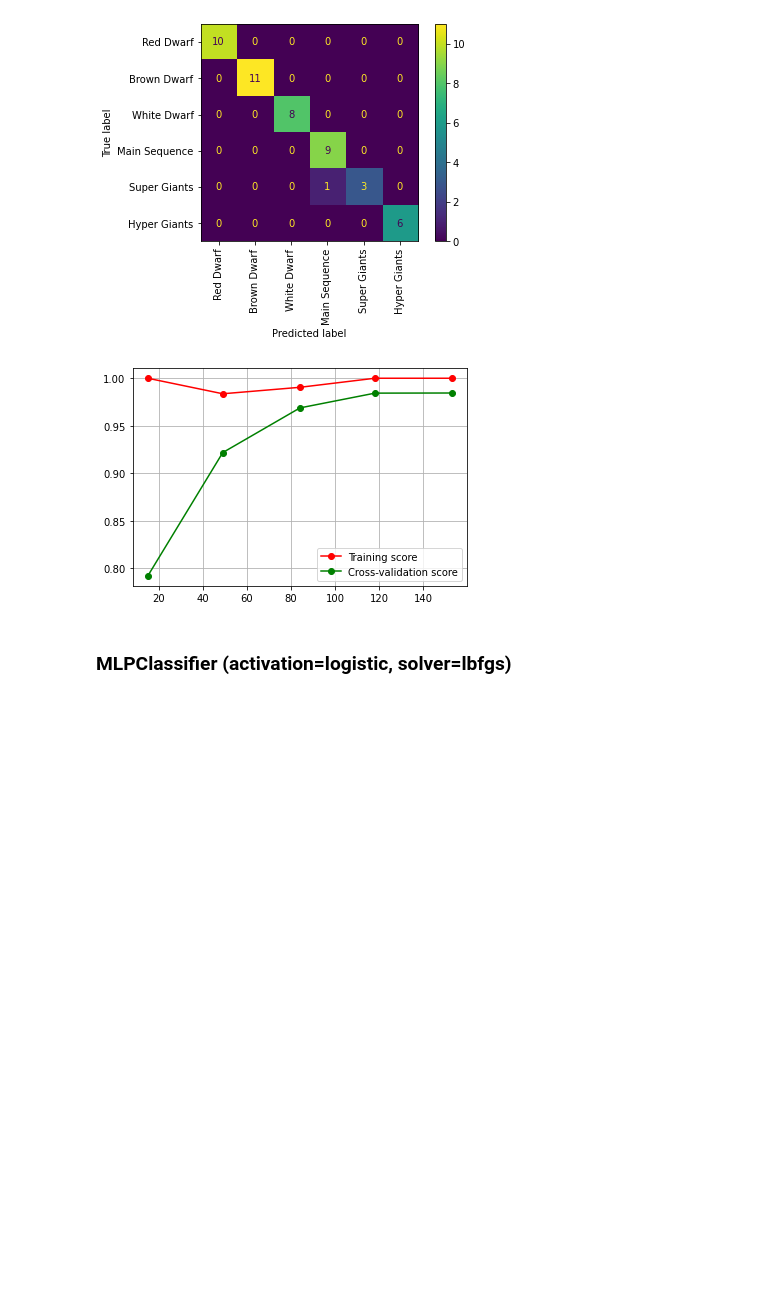
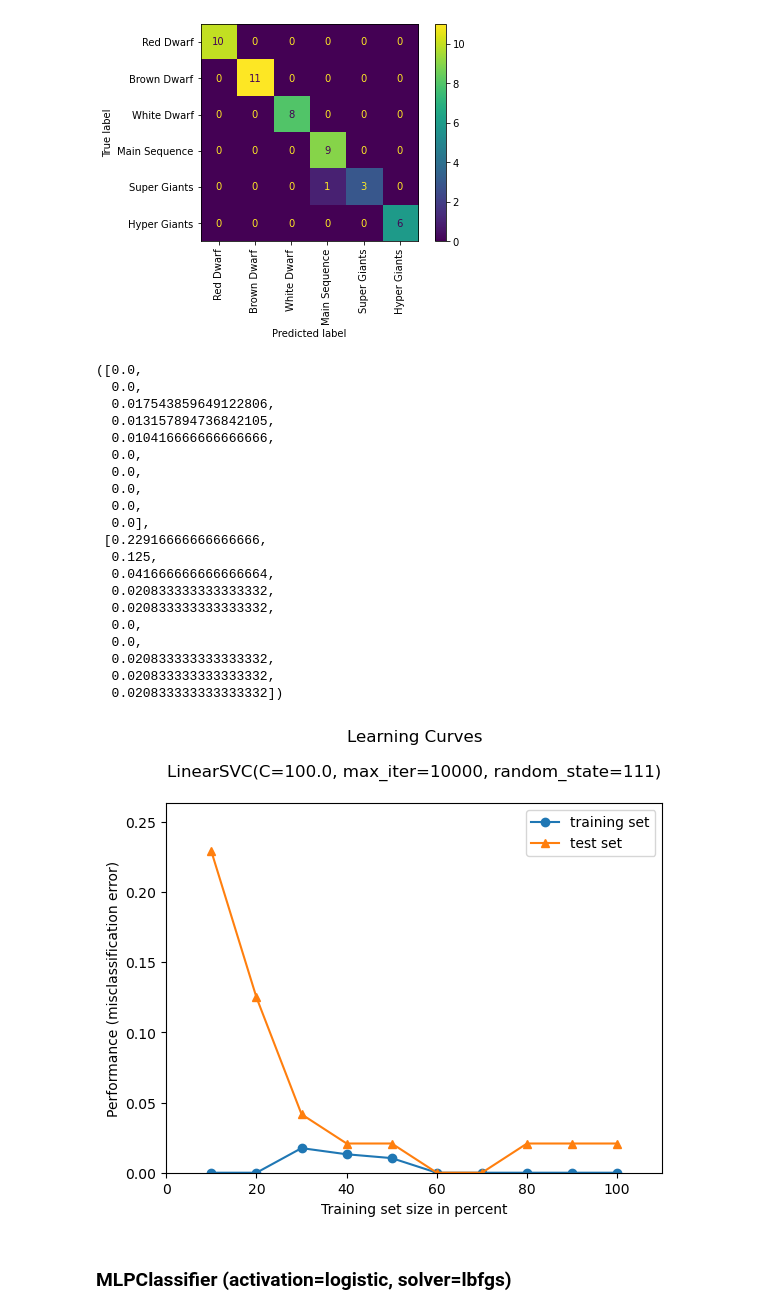
Before and after one commit to adamzv/Zverka_NS2021, a Jupyter notebook: zverka_stars_classification.ipynb, the cells around one changed output. Cells and saved outputs as stored; diff of their text form; code cells hidden in the pictures; blank space fills up the shorter version.

```diff
--- a/zverka_stars_classification.ipynb
+++ b/zverka_stars_classification.ipynb
@@ -331,10 +349,30 @@ plot_confusion_matrix(linSVC, X_test_scaled, Y_test, display_labels=labels, xtic
 # %% [output]
 <sklearn.metrics._plot.confusion_matrix.ConfusionMatrixDisplay at 0x...>
 [figure]
-# %%
-plot_learning_curve(linSVC, X_train_scaled, Y_train)
-# %% [output]
-[figure, removed]
+# %%
+plot_learning_curves(X_train_scaled, Y_train, X_test_scaled, Y_test, linSVC, style="default")
+# %% [output]
+([0.0,
+  0.0,
+  0.017543859649122806,
+  0.013157894736842105,
+  0.010416666666666666,
+  0.0,
+  0.0,
+  0.0,
+  0.0,
+  0.0],
+ [0.22916666666666666,
+  0.125,
+  0.041666666666666664,
+  0.020833333333333332,
+  0.020833333333333332,
+  0.0,
+  0.0,
+  0.020833333333333332,
+  0.020833333333333332,
+  0.020833333333333332])
+[figure, added]
 # %% [markdown]
 ### MLPClassifier (activation=logistic, solver=lbfgs)
 # %% [markdown]
```
Also changed, not shown: parts of 19 cells of this notebook.
